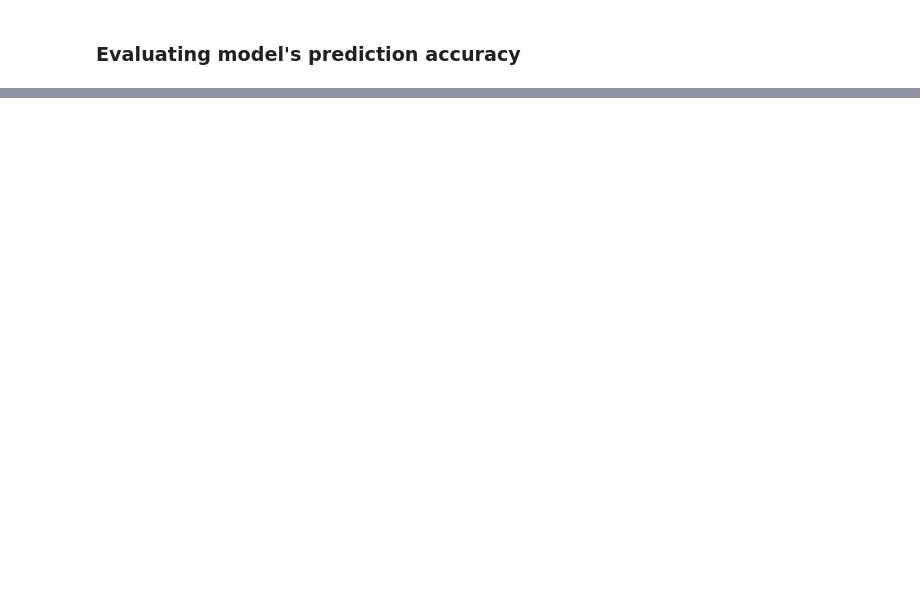
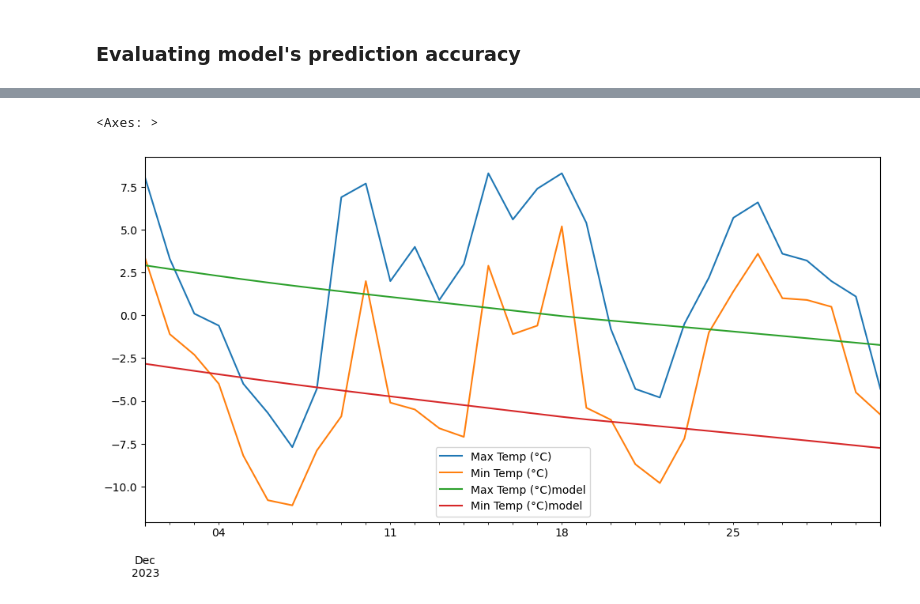
Before and after one commit to ABF-QC/Final_Project, a Jupyter notebook: notebook/Validation.ipynb, the cells around one changed output, grey strips where cells are left out. Cells and saved outputs as stored; diff of their text form; code cells hidden in the pictures; blank space fills up the shorter version.

```diff
--- a/notebook/Validation.ipynb
+++ b/notebook/Validation.ipynb
@@ -543,2 +548,5 @@ tmp.plot(figsize=(12,6))
 # %%
-full_pred_val_df.drop(columns=cols_in).iloc[-31:].plot(figsize=(12,6))
+full_pred_val_df.drop(columns=['CO2', 'CH4', 'Population', 'tmin_lag1',	'tmax_lag1', 'dayofyear', 'sin']).iloc[-31:].plot(figsize=(12,6))
+# %% [output]
+<Axes: >
+[figure, added]
```
Also changed, not shown: parts of 17 cells of this notebook, 1 other file.
